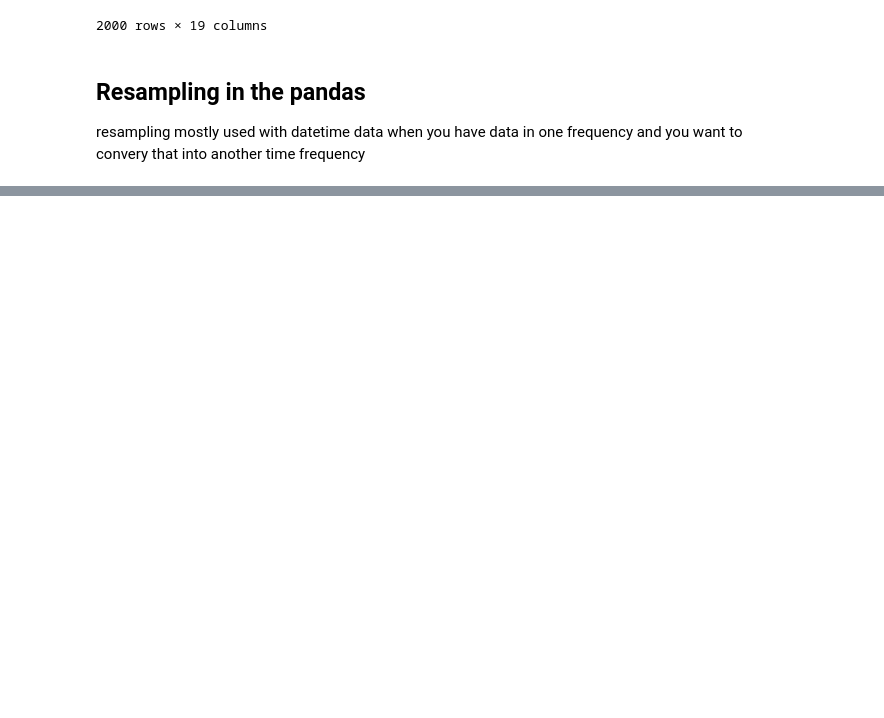
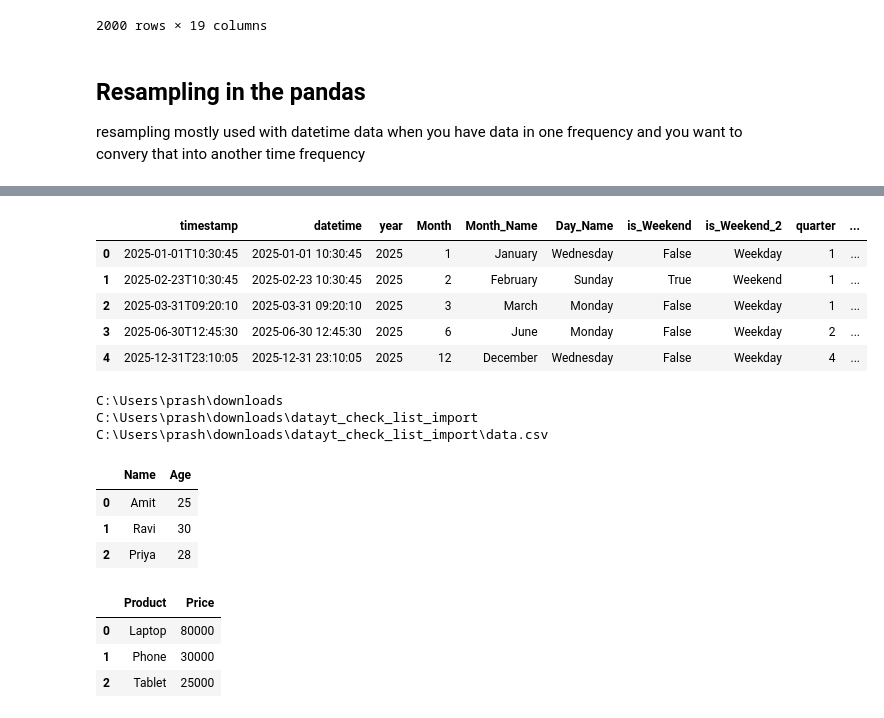
Before and after one commit to prashant0708/Python_for_all_YT_Playlist, a Jupyter notebook: 25.Pandas.ipynb, the cells around one changed output, grey strips where cells are left out. Cells and saved outputs as stored; diff of their text form; code cells hidden in the pictures; blank space fills up the shorter version.

```diff
--- a/25.Pandas.ipynb
+++ b/25.Pandas.ipynb
@@ -2189,0 +2405,16 @@ df.resample("Y").sum()
+# %%
+## how to extract hours , minutes and second
+df['hours']=df['datetime'].dt.hour
+# %%
+df['minutes']=df['datetime'].dt.minute
+# %%
+df['second']=df['datetime'].dt.second
+# %%
+df
+# %% [output]
+|  | timestamp | datetime | year | Month | Month_Name | Day_Name | is_Weekend | is_Weekend_2 | quarter | ... |
+| 0 | 2025-01-01T10:30:45 | 2025-01-01 10:30:45 | 2025 | 1 | January | Wednesday | False | Weekday | 1 | ... |
+| 1 | 2025-02-23T10:30:45 | 2025-02-23 10:30:45 | 2025 | 2 | February | Sunday | True | Weekend | 1 | ... |
+| 2 | 2025-03-31T09:20:10 | 2025-03-31 09:20:10 | 2025 | 3 | March | Monday | False | Weekday | 1 | ... |
+| 3 | 2025-06-30T12:45:30 | 2025-06-30 12:45:30 | 2025 | 6 | June | Monday | False | Weekday | 2 | ... |
+| 4 | 2025-12-31T23:10:05 | 2025-12-31 23:10:05 | 2025 | 12 | December | Wednesday | False | Weekday | 4 | ... |
@@ -2189,0 +2428,26 @@ df.resample("Y").sum()
+# %%
+import os
+
+dir_path = os.path.expanduser('~\downloads')
+
+print(dir_path)
+
+folder_name= 'datayt_check_list_import'
+
+folder_path = os.path.join(dir_path,folder_name)
+
+print(folder_path)
+
+os.makedirs(folder_path,exist_ok=True)
+
+file_name= 'data.csv'
+
+file_path = os.path.join(folder_path,file_name)
+
+print(file_path)
+
+df.to_csv(file_path,index=False)
+# %% [output]
+C:\Users\prash\downloads
+C:\Users\prash\downloads\datayt_check_list_import
+C:\Users\prash\downloads\datayt_check_list_import\data.csv
@@ -2189,0 +2464,14 @@ df.resample("Y").sum()
+# %%
+df1
+# %% [output]
+|  | Name | Age |
+| 0 | Amit | 25 |
+| 1 | Ravi | 30 |
+| 2 | Priya | 28 |
+# %%
+df2
+# %% [output]
+|  | Product | Price |
+| 0 | Laptop | 80000 |
+| 1 | Phone | 30000 |
+| 2 | Tablet | 25000 |
```
Also changed, not shown: parts of 40 cells of this notebook.
